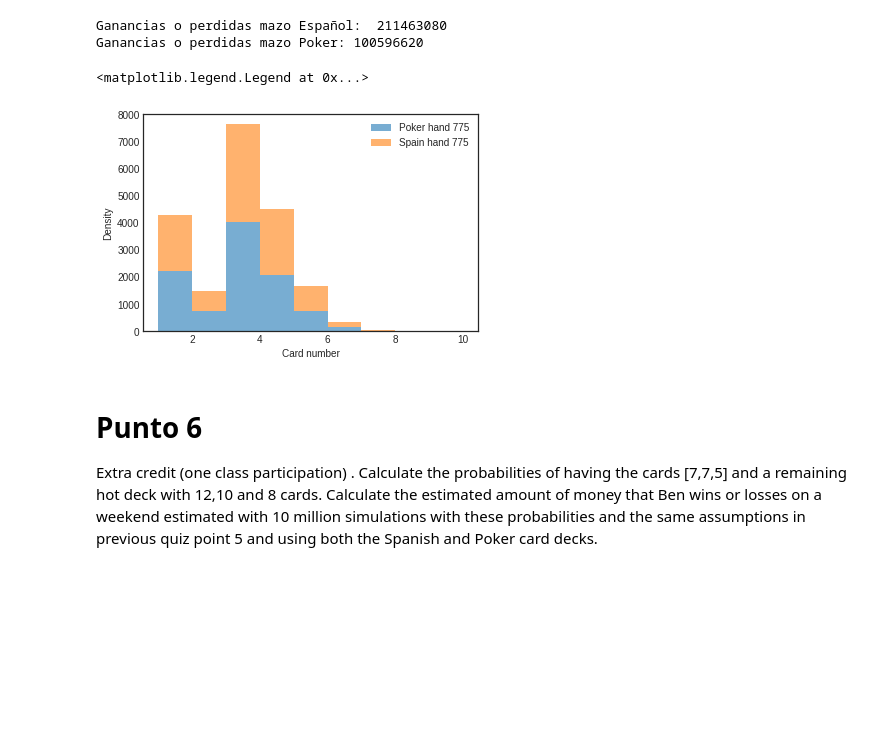
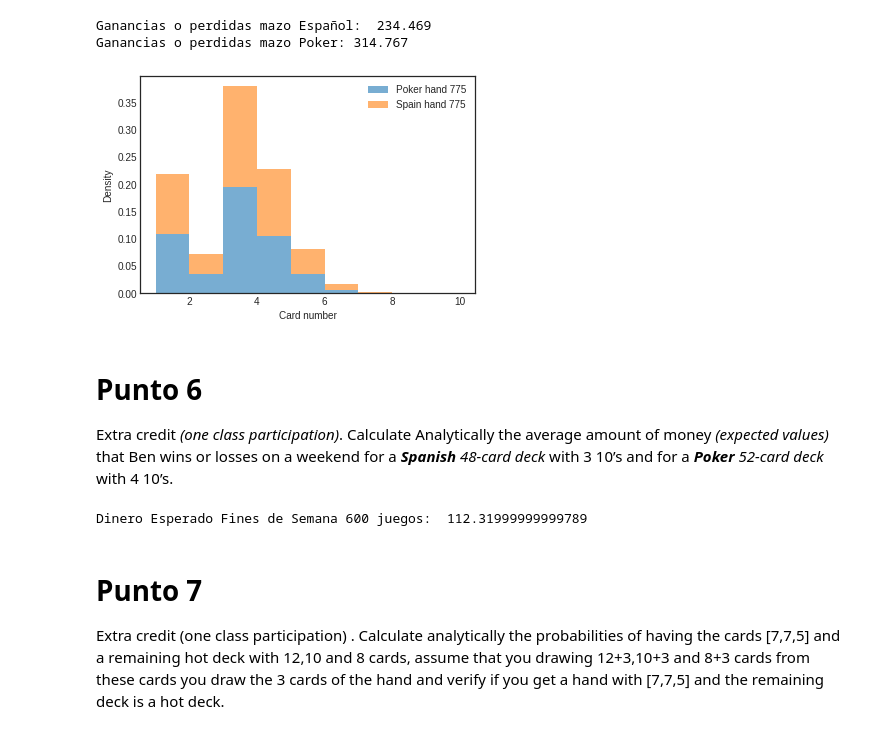
Before and after one commit to jumcorrealo/AlgorithmsUN2020II, a Jupyter notebook: 21BlackjackGrClass2StGrooup20.ipynb, the cells around one changed output. Cells and saved outputs as stored; diff of their text form; code cells hidden in the pictures; blank space fills up the shorter version.

```diff
--- a/21BlackjackGrClass2StGrooup20.ipynb
+++ b/21BlackjackGrClass2StGrooup20.ipynb
@@ -149,9 +101,8 @@ Calculate the probability of getting a 21 drawing cards sequentially from shuffl
 *   A n-card deck is shuffled if t all possible n! decks have equal probability 1/n! or equivalently if when choosing any card of the shuffled deck all n cards have the same probability 1/n of appearing.
 *   Hint: Instead of shuffling the card deck an drawing sequentially it is equivalent to have a sorted list representing the cards and draw cards randomly located from that list with random.choice(list).
 # %%
-#Punto1
-pruebas = 10000
-
+# Punto 1
+pruebas = 10000000
 count_spain = 0                   # Variable para guardar el numero de victorias con el mazo Español
 count_poker = 0                   # Variable para guardar el numero de victorias con el mazo de Poker
 taken_cards1 = []                 # Cantidad de cartas tomadas para llegar a 21 (Mazo Español)
@@ -169,8 +120,9 @@ print("Probabilidad Poker 52 cartas:", count_poker/pruebas)
 
 # Graficación en forma de histograma de las cartas necesarias para llegar a completar una 21
 bins_set = list (set (taken_cards1).union(set (taken_cards2)))
+plt.style.use('seaborn-white')
 plt.hist([taken_cards1,taken_cards2], bins= bins_set,  density=True, stacked=True, alpha=0.6, label=['Spain', 'Poker'])
 plt.xlabel('Card number')
 plt.ylabel('Probability')
-plt.legend(loc='upper right')
+plt.legend(loc='upper right');
 # %% [output]
@@ -185,10 +141,10 @@ Calculate the probability of getting a 21 drawing cards sequentially from shuffl
 # %%
-#Punto2
+# Punto 2
 count_spain = 0                   # Variable para guardar el numero de victorias con el mazo Español
 count_poker = 0                   # Variable para guardar el numero de victorias con el mazo de Poker
 taken_cards1 = []                 # Cantidad de cartas tomadas para llegar a 21 (Mazo Español)
 taken_cards2 = []                 # Cantidad de cartas tomadas para llegar a 21 (Mazo de Poker)
-
+pruebas = 10000000
 # Simulacion de las 10000 pruebas
 for i in range(pruebas):
   spain_48deck = [1,2,3,4,5,6,7,8,9,10,10,10] * 4
@@ -197,14 +153,15 @@ for i in range(pruebas):
   poker_52deck = [1,2,3,4,5,6,7,8,9,10,10,10,10] * 4
   count_poker = Probabilitydis(poker_52deck, count_poker, taken_cards2)
 
-print("Probabilidad Mazo Española 48 cartas: ", count_spain/pruebas)
-print("Probabilidad Mazo Poker 52 cartas:", count_poker/pruebas)
+print("Probabilidad Mazo Española 48 cartas: %.4f" %(count_spain/pruebas))
+print("Probabilidad Mazo Poker 52 cartas: %.4f" %(count_poker/pruebas))
 
 # Graficación en forma de histograma de las cartas necesarias para llegar a completar una 21
 bins_set = list (set (taken_cards1).union(set (taken_cards2)))
+plt.style.use('seaborn-white')
 plt.hist([taken_cards1,taken_cards2], bins= bins_set,  density=True, stacked=True, alpha=0.6,label=['Spain -3-10', 'Poker -4-10'])
 plt.xticks(ticks=bins_set)
 plt.xlabel('Card number')
 plt.ylabel('Probability')
-plt.legend(loc='upper right')
+plt.legend(loc='upper right');
 # %% [output]
@@ -305,55 +300,68 @@ If Ben goes to Vegas every weekend (Friday, Saturday and Sunday), plays every we
 # %%
-#con 10millones de simulaciones, cuanto dinero gana o pierde Ben
-#Con 10mil simulaciones plotear 21s
+#con 10 millones de simulaciones, cuanto dinero gana o pierde Ben
 bets_s, bets_p = 0, 0
 taken_poker, taken_spain = [], []
-
-for i in range(600000000):
+pruebas_5 = 6000000
+for i in range(pruebas_5):
   var_hot_deck = rand.randint(1,10)
   spain_48deck = [1,2,3,4,5,6,7,8,9,10,10,10] * 4
   poker_52deck = [1,2,3,4,5,6,7,8,9,10,10,10,10] * 4
-  deck_s, deck_p = [], []
-  if(var_hot_deck == 1):
-    hand_s, hand_p = [7,7,5], [7,7,5]
-    reminingdeck(spain_48deck, deck_s, 10, 0.8)
-    reminingdeck(poker_52deck, deck_p, 10, 0.8)
+  if (var_hot_deck == 1):
+    deck_s = [1,1,1,1,2,2,2,2,10,10]
+    deck_p = [1,1,1,1,2,2,2,2,10,10]
+
     if (gamewinnin(deck_s, taken_spain)):
       bets_s += 1000
     else:
       bets_s -= 1000
 
     if (gamewinnin(deck_p, taken_poker)):
       bets_p += 1000
     else:
       bets_p -= 1000
 
   else:
     if (ColdGame(spain_48deck, taken_spain)):
       bets_s += 10
     else:
       bets_s -= 10
     if (ColdGame(poker_52deck, taken_poker)):
       bets_p += 10
     else:
       bets_p -= 10
 
+print('Ganancias o perdidas mazo Español: ', bets_s/10000)
+print('Ganancias o perdidas mazo Poker:', bets_p/10000)
 
-
-print('Ganancias o perdidas mazo Español: ', bets_s)
-print('Ganancias o perdidas mazo Poker:', bets_p)
-
+plt.style.use('seaborn-white')
 bins_set = list (set (taken_spain).union(set (taken_poker)))
-plt.hist([taken_poker[0:10000], taken_spain[0:10000]], bins = bins_set, stacked=True, alpha=0.6, label=['Poker hand 775', 'Spain hand 775'])
+plt.hist([taken_poker, taken_spain], bins = bins_set, density=True, stacked=True, alpha=0.6, label=['Poker hand 775', 'Spain hand 775'])
 plt.xlabel('Card number')
 plt.ylabel('Probability')
 plt.ylabel('Density')
-plt.legend(loc='upper right')
+plt.legend(loc='upper right');
 # %% [output]
-Ganancias o perdidas mazo Español:  211463080
-Ganancias o perdidas mazo Poker: 100596620
+Ganancias o perdidas mazo Español:  234.469
+Ganancias o perdidas mazo Poker: 314.767
-<matplotlib.legend.Legend at 0x...>
-[figure, old version]
+[figure, new version]
+# %% [markdown]
+# Punto 6
+Extra credit _(one class participation)_. Calculate Analytically the average amount of money _(expected values)_ that Ben wins or losses on a weekend for a _**Spanish** 48-card deck_ with 3 10’s and for a _**Poker** 52-card deck_ with 4 10’s.
+# %%
+# Punto 6
+# Valor esperado = np, donde n es el número de eventos y p es la probabilidad de cada evento
+
+a =  0.5333 * 1000
+b = 1000 * (1 - 0.5333)
+c = 10 * 0.1404
+d = 10 * (1 - 0.1404)
+f = (a - b) * 60
+g = (c - d) * 540
+
+print('Dinero Esperado Fines de Semana 600 juegos: ', f + g)
+# %% [output]
+Dinero Esperado Fines de Semana 600 juegos:  112.31999999999789
 # %% [markdown]
-# Punto 6
+# Punto 7
 
-Extra credit (one class participation) . Calculate the probabilities of having the cards [7,7,5] and a remaining hot deck with 12,10 and 8 cards. Calculate the estimated amount of money that Ben wins or losses on a weekend estimated with 10 million simulations with these probabilities and the same assumptions in previous quiz point 5 and using both the Spanish and Poker card decks.
+Extra credit (one class participation) . Calculate analytically the probabilities of having the cards [7,7,5] and a remaining hot deck with 12,10 and 8 cards, assume that you drawing 12+3,10+3 and 8+3 cards from these cards you draw the 3 cards of the hand and verify if you get a hand with [7,7,5] and the remaining deck is a hot deck.
```
Also changed, not shown: parts of 27 cells of this notebook.
